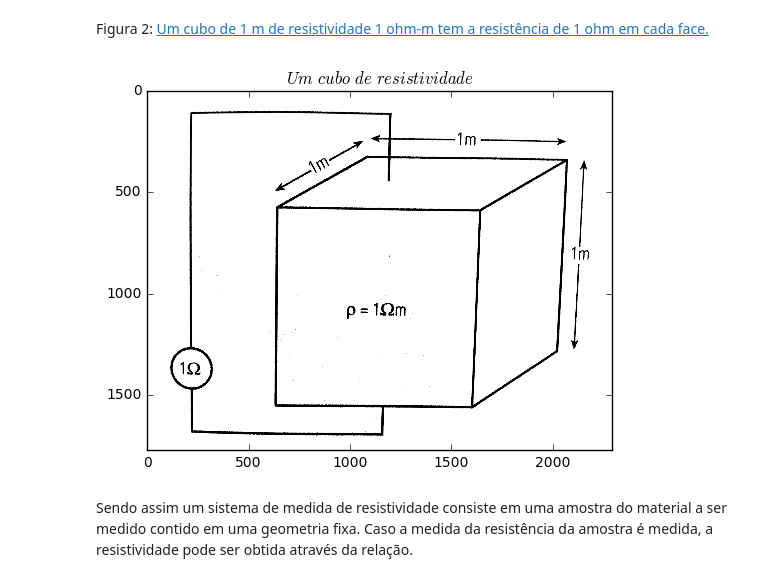
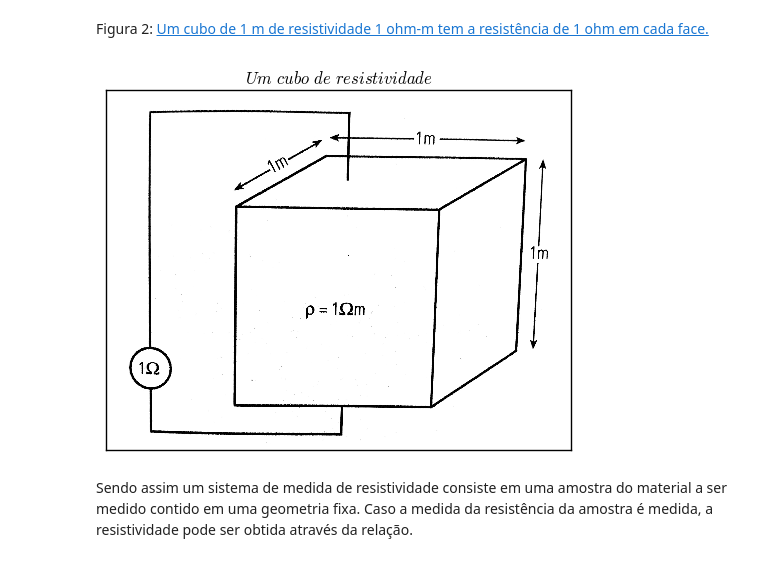
Before and after one commit to VictorCarreira/Potencial-Espontaneo-, a Jupyter notebook: Teoria.ipynb, the cells around one changed output. Cells and saved outputs as stored; diff of their text form; code cells hidden in the pictures.

```diff
--- a/Teoria.ipynb
+++ b/Teoria.ipynb
@@ -93,11 +95,13 @@ Figura 2: [Um cubo de 1 m de resistividade 1 ohm-m tem a resistência de 1 ohm e
 # %%
 cube = io.imread( "Imagens/sp2.jpg")
 py.rcParams['figure.figsize'] = (6.0, 6.0)
 plt.title("$Um$ $cubo$ $de$ $resistividade$")
-plt.imshow(cube)
+fig = plt.imshow(cube)
+fig.axes.get_xaxis().set_visible(False)
+fig.axes.get_yaxis().set_visible(False)
 plt.show()
 # %% [output]
-[figure, old version]
+[figure, new version]
 # %% [markdown]
 Sendo assim um sistema de medida de resistividade consiste em uma amostra do material a ser medido contido em uma geometria fixa. Caso a medida da resistência da amostra é medida, a resistividade pode ser obtida através da relação.
 # %% [markdown]
```
Also changed, not shown: parts of 2 cells of this notebook.
